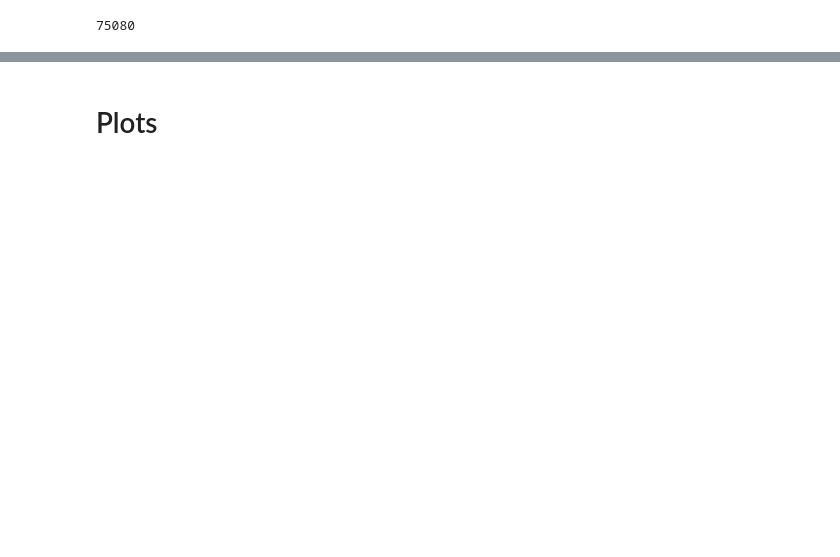
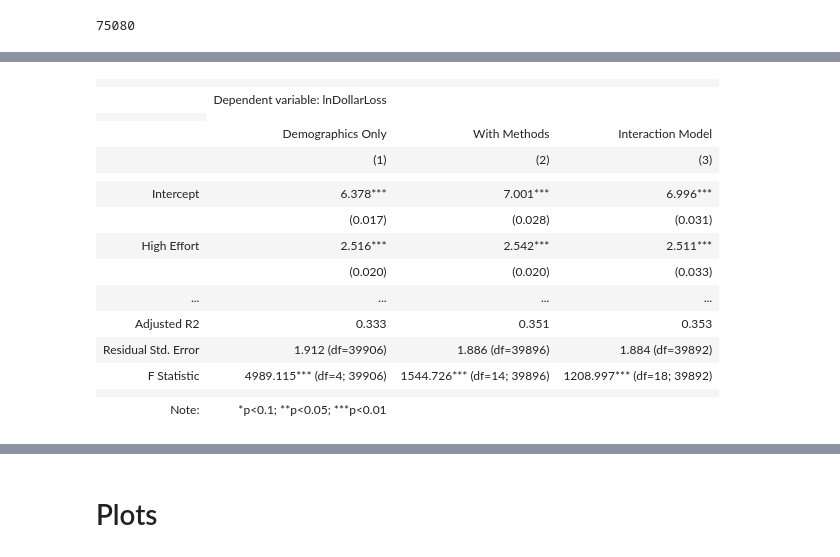
Before and after one commit to Michael-Kummer/Website-Notebooks, a Jupyter notebook: Senior Fraud/Cad Fraud.ipynb, the cells around one changed output, grey strips where cells are left out. Cells and saved outputs as stored; diff of their text form; code cells hidden in the pictures; blank space fills up the shorter version.

```diff
--- a/Senior Fraud/Cad Fraud.ipynb
+++ b/Senior Fraud/Cad Fraud.ipynb
@@ -543,0 +679,83 @@ Stargazer([reg3])
+# %%
+# Run your regressions first
+reg1 = smf.ols(
+    'lnDollarLoss ~ Senior + Gender + C(EffortLevel, Treatment(reference="Low Effort")) + Year_Centered',
+    data=comboData
+).fit()
+
+reg2 = smf.ols(
+    'lnDollarLoss ~ Senior + Gender + C(EffortLevel, Treatment(reference="Low Effort")) + Year_Centered + SolicitMethod',
+    data=comboData
+).fit()
+
+reg3 = smf.ols(
+    'lnDollarLoss ~ Senior + Gender + C(EffortLevel, Treatment(reference="Low Effort")) + Year_Centered + SolicitMethod + Senior:C(EffortLevel, Treatment(reference="Low Effort")) + Gender:C(EffortLevel, Treatment(reference="Low Effort")) + Senior:Gender:C(EffortLevel, Treatment(reference="Low Effort"))',
+    data=comboData
+).fit()
+
+# Create Stargazer object
+stargazer = Stargazer([reg1, reg2, reg3])
+
+# First set the order using ORIGINAL names
+stargazer.covariate_order([
+    'Intercept',
+    'C(EffortLevel, Treatment(reference="Low Effort"))[T.High Effort]',
+    'Senior[T.True]',
+    'Gender[T.Male]',
+    'Senior[T.True]:C(EffortLevel, Treatment(reference="Low Effort"))[T.High Effort]',
+    'Gender[T.Male]:C(EffortLevel, Treatment(reference="Low Effort"))[T.High Effort]',
+    'Year_Centered',
+    'SolicitMethod[T.Door to door/in person]',
+    'SolicitMethod[T.Email]',
+    'SolicitMethod[T.Internet-social network]',
+    'SolicitMethod[T.Internet]',
+    'SolicitMethod[T.Mail]',
+    'SolicitMethod[T.Print]',
+    'SolicitMethod[T.Radio]',
+    'SolicitMethod[T.Television]',
+    'SolicitMethod[T.Text message]',
+    'SolicitMethod[T.Video Call]'
+])
+
+# THEN apply renaming
+stargazer.rename_covariates({
+    'C(EffortLevel, Treatment(reference="Low Effort"))[T.High Effort]': 'High Effort',
+    'Senior[T.True]:C(EffortLevel, Treatment(reference="Low Effort"))[T.High Effort]': 'Senior × High Effort',
+    'Gender[T.Male]:C(EffortLevel, Treatment(reference="Low Effort"))[T.High Effort]': 'Male × High Effort',
+    'Senior[T.True]': 'Senior',
+    'Gender[T.Male]': 'Male',
+    'Year_Centered': 'Year (centered)',
+    'SolicitMethod[T.Door to door/in person]': 'Solicit: Door to door',
+    'SolicitMethod[T.Email]': 'Solicit: Email',
+    'SolicitMethod[T.Internet-social network]': 'Solicit: Social network',
+    'SolicitMethod[T.Internet]': 'Solicit: Internet',
+    'SolicitMethod[T.Mail]': 'Solicit: Mail',
+    'SolicitMethod[T.Print]': 'Solicit: Print',
+    'SolicitMethod[T.Radio]': 'Solicit: Radio',
+    'SolicitMethod[T.Television]': 'Solicit: Television',
+    'SolicitMethod[T.Text message]': 'Solicit: Text message',
+    'SolicitMethod[T.Video Call]': 'Solicit: Video Call'
+})
+
+# Add custom column labels
+stargazer.custom_columns(['Demographics Only', 'With Methods', 'Interaction Model'])
+
+# Display the table
+stargazer
+# %% [output]
+|  |  |  |  |
+|  | Dependent variable: lnDollarLoss |  |  |
+|  |
+|  | Demographics Only | With Methods | Interaction Model |
+|  | (1) | (2) | (3) |
+|  |  |  |  |
+| Intercept | 6.378*** | 7.001*** | 6.996*** |
+|  | (0.017) | (0.028) | (0.031) |
+| High Effort | 2.516*** | 2.542*** | 2.511*** |
+|  | (0.020) | (0.020) | (0.033) |
+| ... | ... | ... | ... |
+| Adjusted R2 | 0.333 | 0.351 | 0.353 |
+| Residual Std. Error | 1.912 (df=39906) | 1.886 (df=39896) | 1.884 (df=39892) |
+| F Statistic | 4989.115*** (df=4; 39906) | 1544.726*** (df=14; 39896) | 1208.997*** (df=18; 39892) |
+|  |  |  |  |
+| Note: | *p<0.1; **p<0.05; ***p<0.01 |  |  |
```
Also changed, not shown: parts of 34 cells of this notebook, 9 other files.
